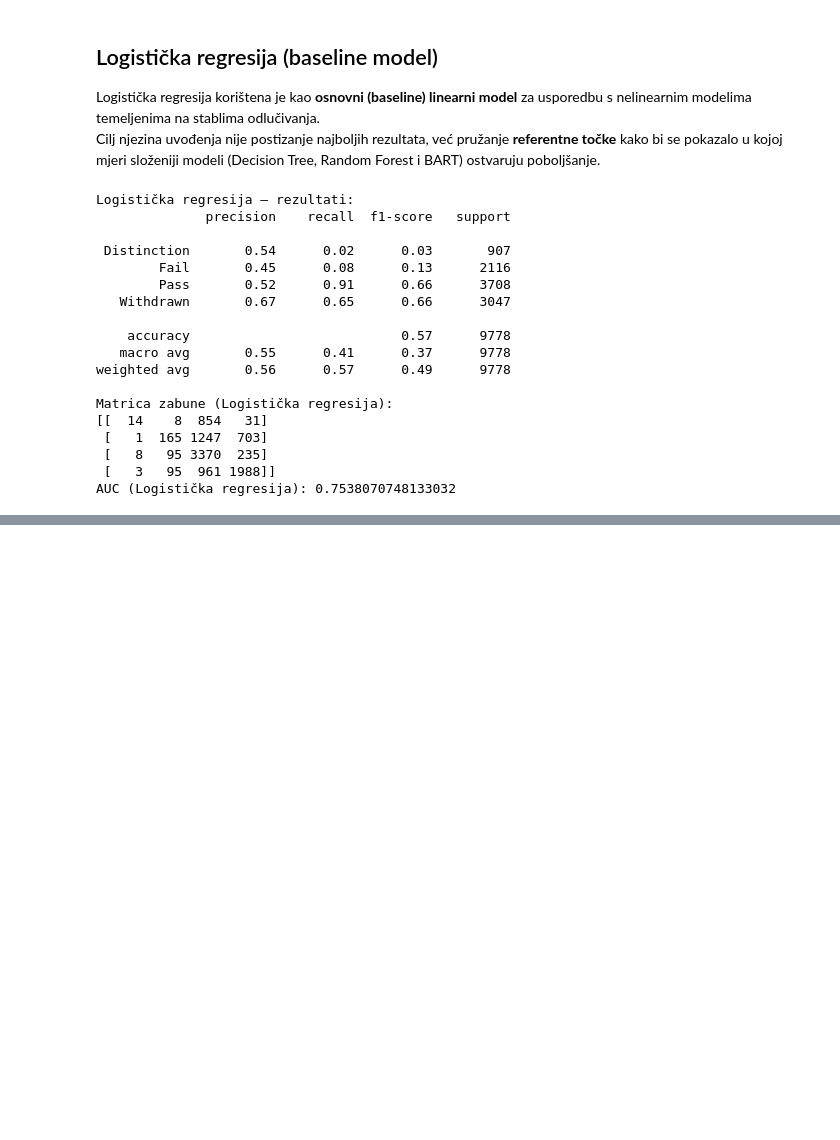
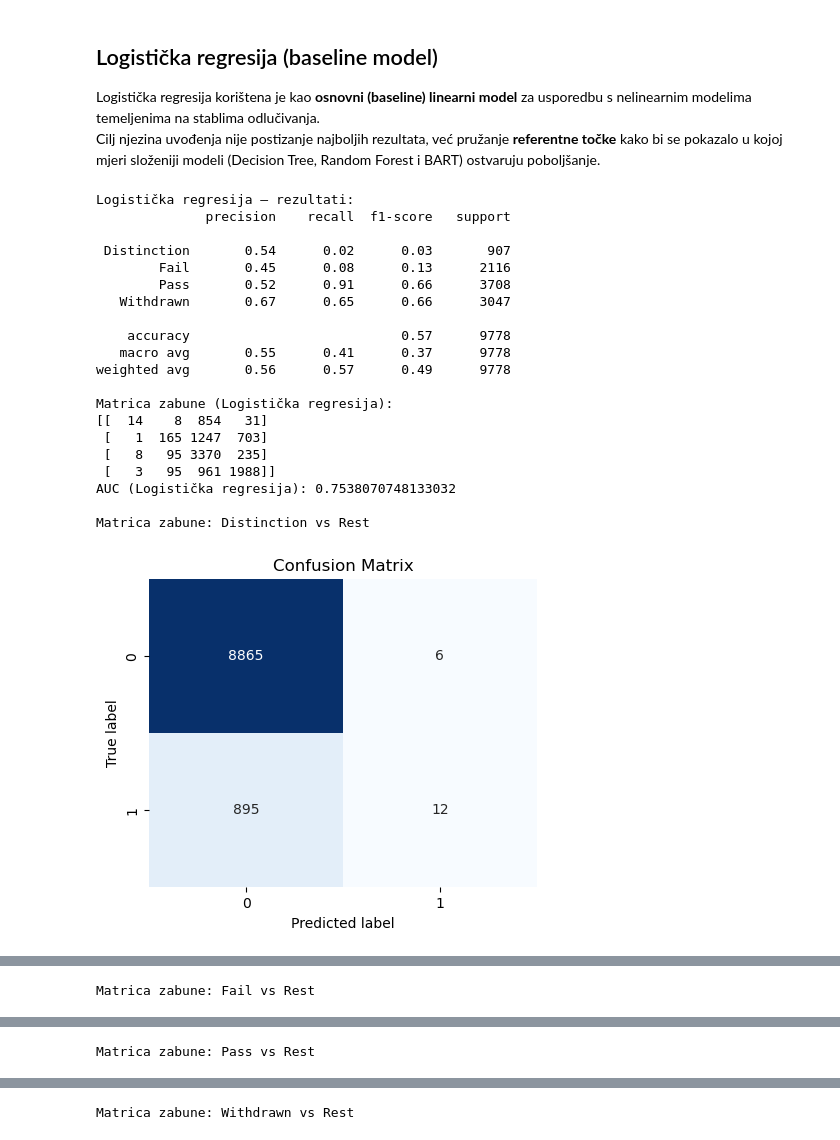
Before and after one commit to KLucan/uzop-projekt, a Jupyter notebook: projekt_3.ipynb, the cells around one changed output, grey strips where cells are left out. Saved outputs shown, nothing was run; the diff lists cells and outputs as text; code cells hidden in the pictures; blank space fills up the shorter version.

```diff
--- a/projekt_3.ipynb
+++ b/projekt_3.ipynb
@@ -440,15 +490,13 @@ Za klasu Withdrawn dobivena je najviša AUC vrijednost od 0.789, što znači da
 Logistička regresija korištena je kao **osnovni (baseline) linearni model** za usporedbu s nelinearnim modelima temeljenima na stablima odlučivanja.
 Cilj njezina uvođenja nije postizanje najboljih rezultata, već pružanje **referentne točke** kako bi se pokazalo u kojoj mjeri složeniji modeli (Decision Tree, Random Forest i BART) ostvaruju poboljšanje.
 # %%
+from sklearn.pipeline import Pipeline
+from sklearn.preprocessing import StandardScaler
 from sklearn.linear_model import LogisticRegression
-from sklearn.preprocessing import StandardScaler
-from sklearn.pipeline import Pipeline
-from sklearn.metrics import classification_report, confusion_matrix, roc_auc_score
 
-# Pipeline: standardizacija + logistička regresija
-logreg_pipeline = Pipeline([
+logreg_pipeline_clf = Pipeline([
     ("scaler", StandardScaler()),
-    ("logreg", LogisticRegression(
+    ("clf", LogisticRegression(
         multi_class="multinomial",
         solver="lbfgs",
         max_iter=1000,
@@ -456,41 +504,53 @@ logreg_pipeline = Pipeline([
     ))
 ])
 
+
 # Treniranje modela
-logreg_pipeline.fit(X_train, y_train)
+logreg_pipeline_clf.fit(X_train, y_train)
+
 
 # Predikcija
-y_pred_logreg = logreg_pipeline.predict(X_test)
-y_proba_logreg = logreg_pipeline.predict_proba(X_test)
+y_pred_logreg = logreg_pipeline_clf.predict(X_test)
+y_proba_logreg = logreg_pipeline_clf.predict_proba(X_test)
 
 # Evaluacija
 print("Logistička regresija – rezultati:")
 print(classification_report(y_test, y_pred_logreg))
 
 # Confusion matrix
 cm_logreg = confusion_matrix(y_test, y_pred_logreg)
 print("Matrica zabune (Logistička regresija):")
 print(cm_logreg)
 
 # AUC (multiclass)
 auc_logreg = roc_auc_score(y_test, y_proba_logreg, multi_class="ovr")
 print("AUC (Logistička regresija):", auc_logreg)
+
+
+
+classes_to_check = sorted(y.unique())
+
+for cls in classes_to_check:
+    evaluate_ovr(logreg_pipeline_clf, X_test, y_test, cls)
 # %% [output]
 Logistička regresija – rezultati:
               precision    recall  f1-score   support
 
  Distinction       0.54      0.02      0.03       907
         Fail       0.45      0.08      0.13      2116
         Pass       0.52      0.91      0.66      3708
    Withdrawn       0.67      0.65      0.66      3047
 
     accuracy                           0.57      9778
    macro avg       0.55      0.41      0.37      9778
 weighted avg       0.56      0.57      0.49      9778
 
 Matrica zabune (Logistička regresija):
 [[  14    8  854   31]
  [   1  165 1247  703]
  [   8   95 3370  235]
  [   3   95  961 1988]]
 AUC (Logistička regresija): 0.7538070748133032
+
+Matrica zabune: Distinction vs Rest
+[figure, added]
@@ -496,0 +558 @@ AUC (Logistička regresija): 0.7538070748133032
+Matrica zabune: Fail vs Rest
@@ -496,0 +561 @@ AUC (Logistička regresija): 0.7538070748133032
+Matrica zabune: Pass vs Rest
@@ -496,0 +564 @@ AUC (Logistička regresija): 0.7538070748133032
+Matrica zabune: Withdrawn vs Rest
```
Also changed, not shown: parts of 2 cells of this notebook.
